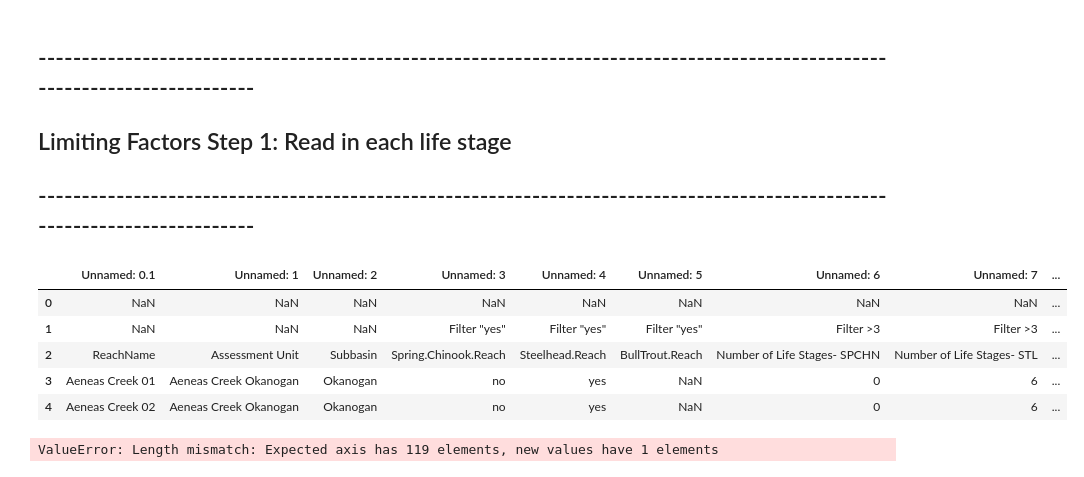
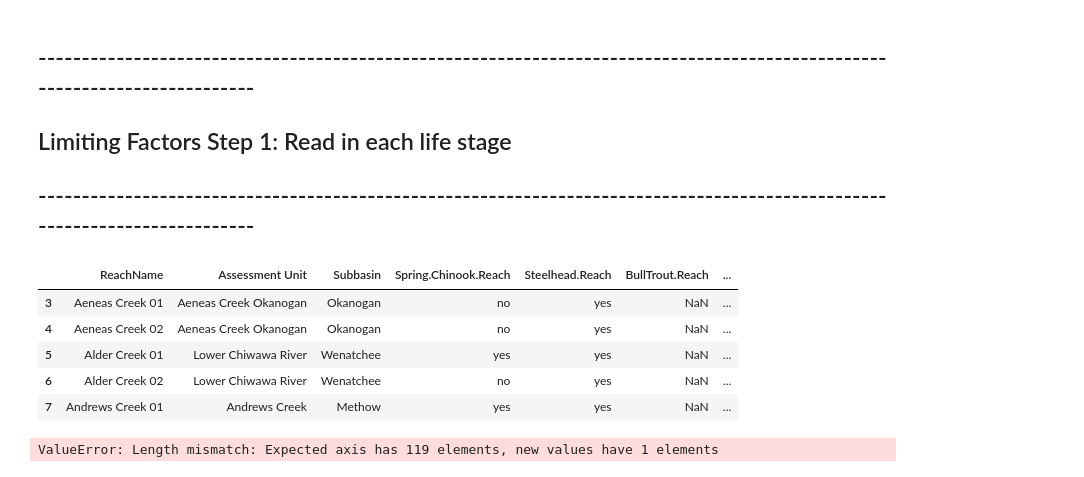
Before and after one commit to Upper-Columbia-Salmon-Recovery-Board/Prioritization_Step2_Data_Tool, a Jupyter notebook: Protection/RTT_Prioritization_PROTECTION_Pathways_Script.ipynb, the cells around one changed output. Saved outputs shown, nothing was run; the diff lists cells and outputs as text; code cells hidden in the pictures.

```diff
--- a/Protection/RTT_Prioritization_PROTECTION_Pathways_Script.ipynb
+++ b/Protection/RTT_Prioritization_PROTECTION_Pathways_Script.ipynb
@@ -359,6 +359,10 @@ habitat_quality_scores = pd.read_excel(github_input_x)
 # ------------------------------------- Life Stage (Limiting Factor) SCores -----------------------
 github_input_x = 'https://github.com/Upper-Columbia-Salmon-Recovery-Board/Prioritization_Step2_Data_Tool/blob/master/Protection/life_stages_protection.xlsx?raw=true'
 life_stages_protection = pd.read_excel(github_input_x, index_col=0)
+
+# --------------- remove top two rows ----------
+life_stages_protection_data_frame = life_stages_protection[3:life_stages_protection.shape[0]]
+life_stages_protection_data_frame.columns = life_stages_protection[2:3].values.tolist()
 # %%
 # ------------------------- Reach-level Life Stages Priority ------------------------------------
 #reach_life_stages_Spring_Chinook = pd.read_excel('Y:/UCRTT/Prioritization/Step 2/Habitat Evaluation/MASTER_Step2_HabitatAnalysis.xlsx',
@@ -512,14 +518,14 @@ reach_life_stage_presence_Steelhead = reach_life_stages_Steelhead.applymap(lambd
 ##  Limiting Factors Step 1: Read in each life stage
 ## ---------------------------------------------------------------------------------------------------------------------------
 # %%
-life_stages_protection.head()
+life_stages_protection_data_frame.head()
 # %% [output]
-|  | Unnamed: 0.1 | Unnamed: 1 | Unnamed: 2 | Unnamed: 3 | Unnamed: 4 | Unnamed: 5 | Unnamed: 6 | Unnamed: 7 | ... |
-| 0 | NaN | NaN | NaN | NaN | NaN | NaN | NaN | NaN | ... |
-| 1 | NaN | NaN | NaN | Filter "yes" | Filter "yes" | Filter "yes" | Filter >3 | Filter >3 | ... |
-| 2 | ReachName | Assessment Unit | Subbasin | Spring.Chinook.Reach | Steelhead.Reach | BullTrout.Reach | Number of Life Stages- SPCHN | Number of Life Stages- STL | ... |
-| 3 | Aeneas Creek 01 | Aeneas Creek Okanogan | Okanogan | no | yes | NaN | 0 | 6 | ... |
-| 4 | Aeneas Creek 02 | Aeneas Creek Okanogan | Okanogan | no | yes | NaN | 0 | 6 | ... |
+|  | ReachName | Assessment Unit | Subbasin | Spring.Chinook.Reach | Steelhead.Reach | BullTrout.Reach | ... |
+| 3 | Aeneas Creek 01 | Aeneas Creek Okanogan | Okanogan | no | yes | NaN | ... |
+| 4 | Aeneas Creek 02 | Aeneas Creek Okanogan | Okanogan | no | yes | NaN | ... |
+| 5 | Alder Creek 01 | Lower Chiwawa River | Wenatchee | yes | yes | NaN | ... |
+| 6 | Alder Creek 02 | Lower Chiwawa River | Wenatchee | no | yes | NaN | ... |
+| 7 | Andrews Creek 01 | Andrews Creek | Methow | yes | yes | NaN | ... |
 # %%
 # ----------------------- create life_stages_protection with just the data (remove top two rows) -----------
 # %%
```
Also changed, not shown: parts of 12 cells of this notebook, 11 other files.
